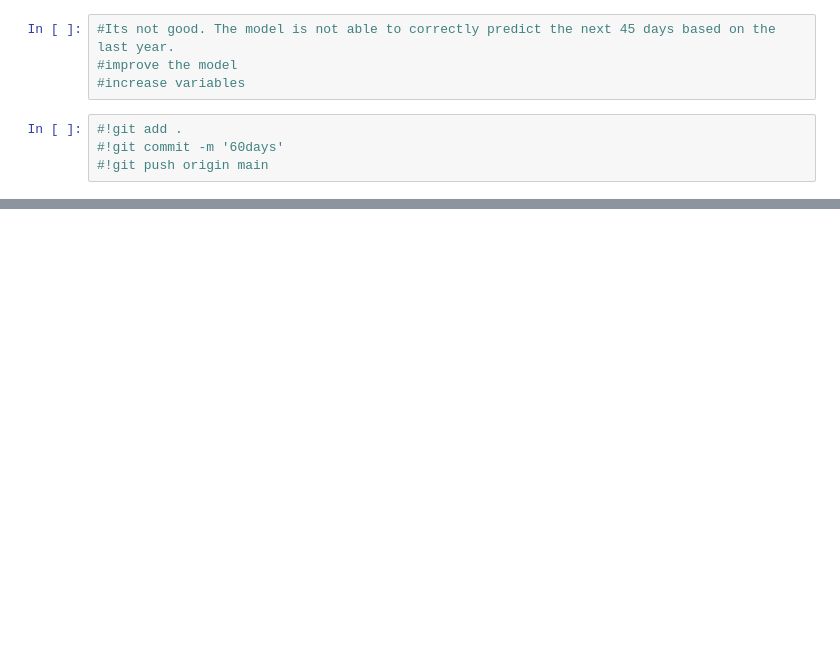
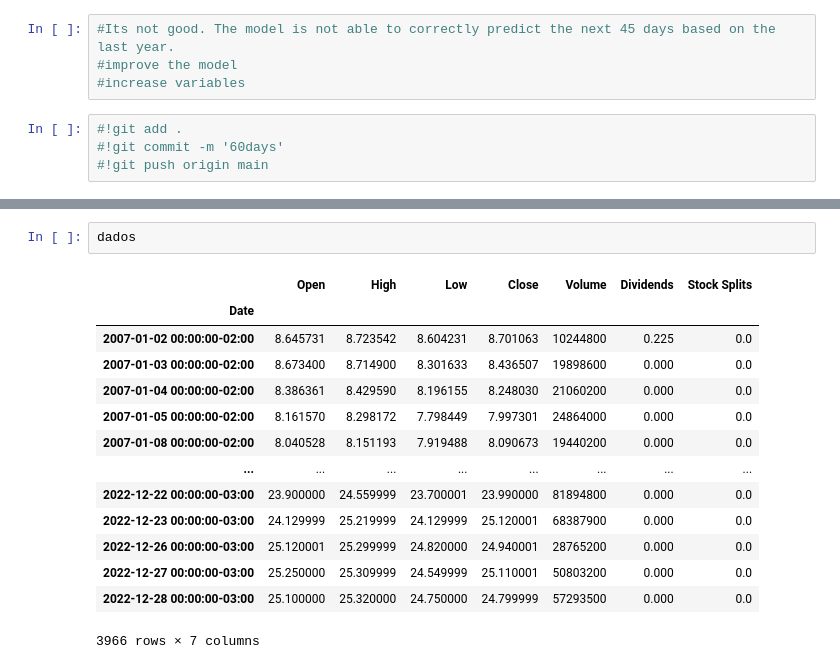
Before and after one commit to LucasGama1207/petr4_prediction, a Jupyter notebook: Petro.ipynb, the cells around one changed output, grey strips where cells are left out. Saved outputs shown, nothing was run; the diff lists cells and outputs as text; blank space fills up the shorter version.

```diff
--- a/Petro.ipynb
+++ b/Petro.ipynb
@@ -1273,0 +1561,17 @@ rmse
+# %%
+dados
+# %% [output]
+|  | Open | High | Low | Close | Volume | Dividends | Stock Splits |
+| Date |  |  |  |  |  |  |  |
+| 2007-01-02 00:00:00-02:00 | 8.645731 | 8.723542 | 8.604231 | 8.701063 | 10244800 | 0.225 | 0.0 |
+| 2007-01-03 00:00:00-02:00 | 8.673400 | 8.714900 | 8.301633 | 8.436507 | 19898600 | 0.000 | 0.0 |
+| 2007-01-04 00:00:00-02:00 | 8.386361 | 8.429590 | 8.196155 | 8.248030 | 21060200 | 0.000 | 0.0 |
+| 2007-01-05 00:00:00-02:00 | 8.161570 | 8.298172 | 7.798449 | 7.997301 | 24864000 | 0.000 | 0.0 |
+| 2007-01-08 00:00:00-02:00 | 8.040528 | 8.151193 | 7.919488 | 8.090673 | 19440200 | 0.000 | 0.0 |
+| ... | ... | ... | ... | ... | ... | ... | ... |
+| 2022-12-22 00:00:00-03:00 | 23.900000 | 24.559999 | 23.700001 | 23.990000 | 81894800 | 0.000 | 0.0 |
+| 2022-12-23 00:00:00-03:00 | 24.129999 | 25.219999 | 24.129999 | 25.120001 | 68387900 | 0.000 | 0.0 |
+| 2022-12-26 00:00:00-03:00 | 25.120001 | 25.299999 | 24.820000 | 24.940001 | 28765200 | 0.000 | 0.0 |
+| 2022-12-27 00:00:00-03:00 | 25.250000 | 25.309999 | 24.549999 | 25.110001 | 50803200 | 0.000 | 0.0 |
+| 2022-12-28 00:00:00-03:00 | 25.100000 | 25.320000 | 24.750000 | 24.799999 | 57293500 | 0.000 | 0.0 |
+3966 rows × 7 columns
```
Also changed, not shown: parts of 52 cells of this notebook, 1 other file.
